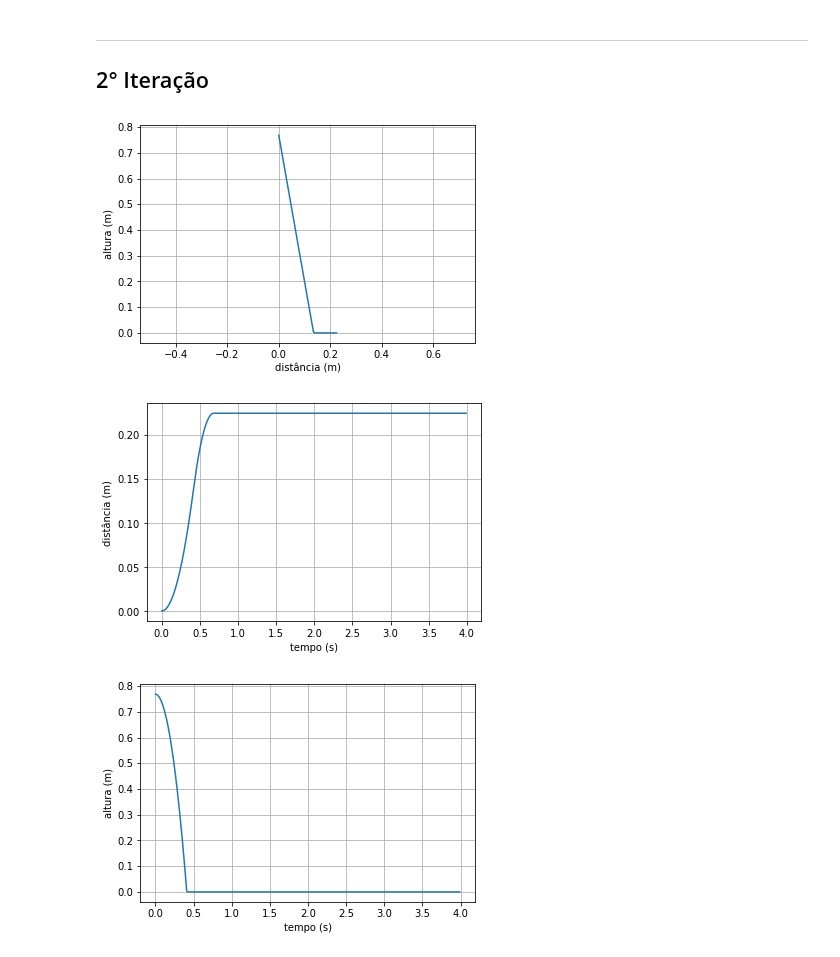
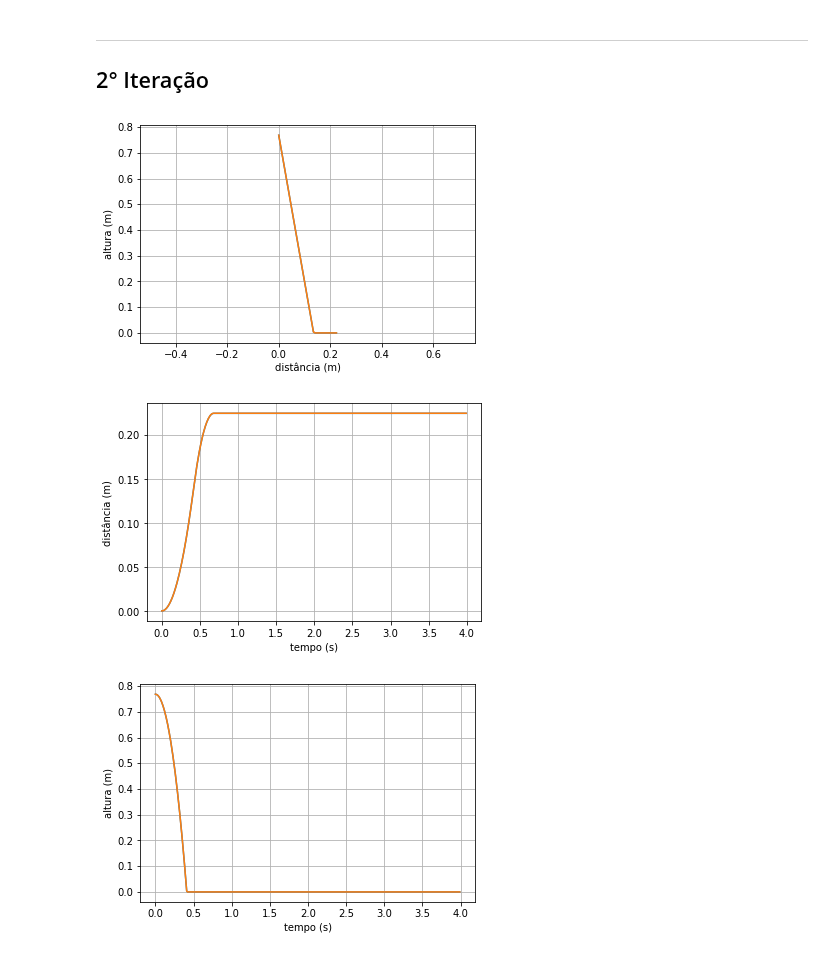
Before and after one commit to pedroivoal/Modsim-P3, a Jupyter notebook: Implementação/modelo.ipynb, the cells around one changed output. Saved outputs shown, nothing was run; the diff lists cells and outputs as text; code cells hidden in the pictures.

```diff
--- a/Implementação/modelo.ipynb
+++ b/Implementação/modelo.ipynb
@@ -65,11 +65,11 @@ def modelo1 (X, t, angle):
     if angle < angle_l:
         return [0, 0, 0, 0]
     elif y < 0:
-        # if dxdt > 0:
-        #     return [dxdt, 0, -mic*g, 0]
-        # else:
-        #     return [0, 0, 0, 0]
-        return [0, 0, 0, 0]
+        if dxdt > 0:
+            return [dxdt, 0, -mic*g, 0]
+        else:
+            return [0, 0, 0, 0]
+        # return [0, 0, 0, 0]
     else:
         return [dxdt, dydt, dvxdt, dvydt]
 # %%
@@ -152,33 +152,36 @@ def modelo2 (X, t, angle):
 # %%
 # Resolução numérica
 v = odeint(modelo2, x0, t_lista, args = (angle,))
 listxv = v[:,0]
 listyv = v[:,1]
 
 # Plota gráfico somente para apresentação
 plt.plot(listxv, listyv)
+plt.plot(listx, listy)
 plt.axis('equal')
 plt.title('')
 plt.xlabel('distância (m)')
 plt.ylabel('altura (m)')
 plt.grid(True)
 plt.show()
 print()
 
 plt.plot(t_lista, listxv)
+plt.plot(t_lista, listx)
 plt.title('')
 plt.xlabel('tempo (s)')
 plt.ylabel('distância (m)')
 plt.grid(True)
 plt.show()
 
 plt.plot(t_lista, listyv)
+plt.plot(t_lista, listy)
 plt.title('')
 plt.xlabel('tempo (s)')
 plt.ylabel('altura (m)')
 plt.grid(True)
 plt.show()
 # %% [output]
-[figure, old version]
+[figure, new version]
-[figure, old version]
+[figure, new version]
-[figure, old version]
+[figure, new version]
```
Also changed, not shown: parts of 1 cell of this notebook.
